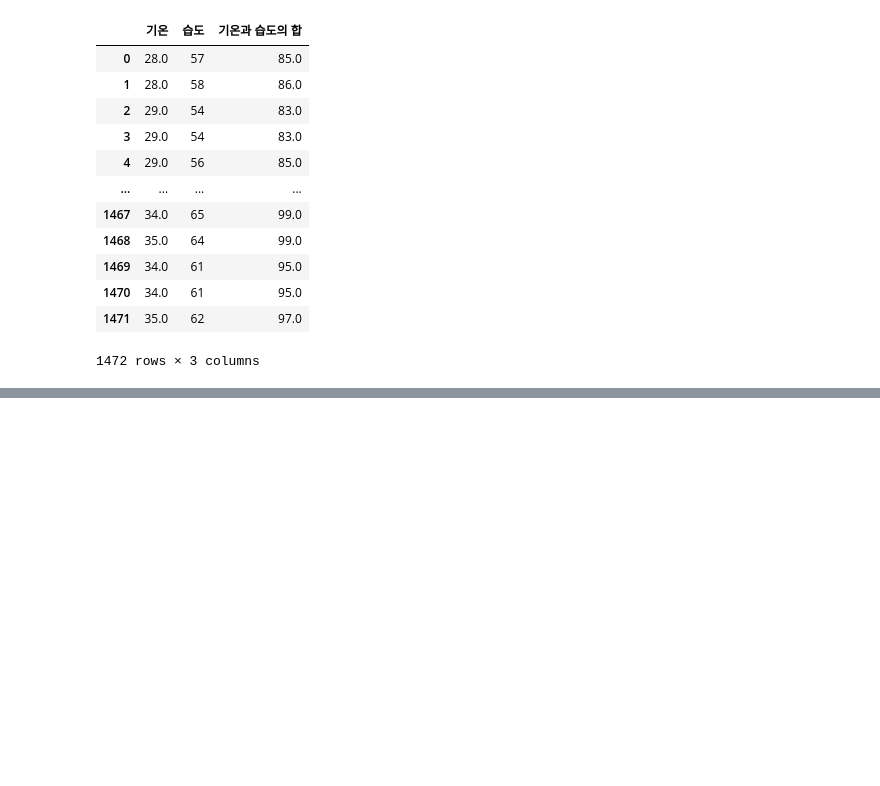
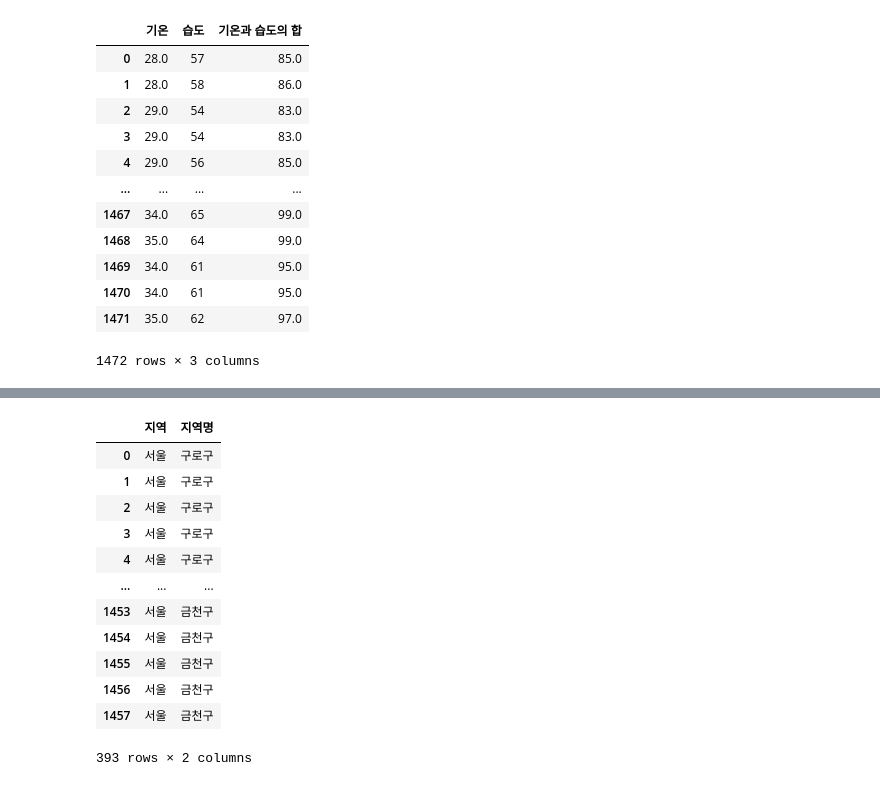
Before and after one commit to MeluvRose/My_test_note, a Jupyter notebook: Untitled3.ipynb, the cells around one changed output, grey strips where cells are left out. Saved outputs shown, nothing was run; the diff lists cells and outputs as text; code cells hidden in the pictures; blank space fills up the shorter version.

```diff
--- a/Untitled3.ipynb
+++ b/Untitled3.ipynb
@@ -107,0 +129,18 @@ df[['기온', '습도', '기온과 습도의 합']]
+# %%
+df_subset2 = df[df['지역'].isin(['서울'])]
+
+df_subset2[['지역', '지역명']]
+# %% [output]
+|  | 지역 | 지역명 |
+| 0 | 서울 | 구로구 |
+| 1 | 서울 | 구로구 |
+| 2 | 서울 | 구로구 |
+| 3 | 서울 | 구로구 |
+| 4 | 서울 | 구로구 |
+| ... | ... | ... |
+| 1453 | 서울 | 금천구 |
+| 1454 | 서울 | 금천구 |
+| 1455 | 서울 | 금천구 |
+| 1456 | 서울 | 금천구 |
+| 1457 | 서울 | 금천구 |
+393 rows × 2 columns
```
Also changed, not shown: parts of 8 cells of this notebook.
